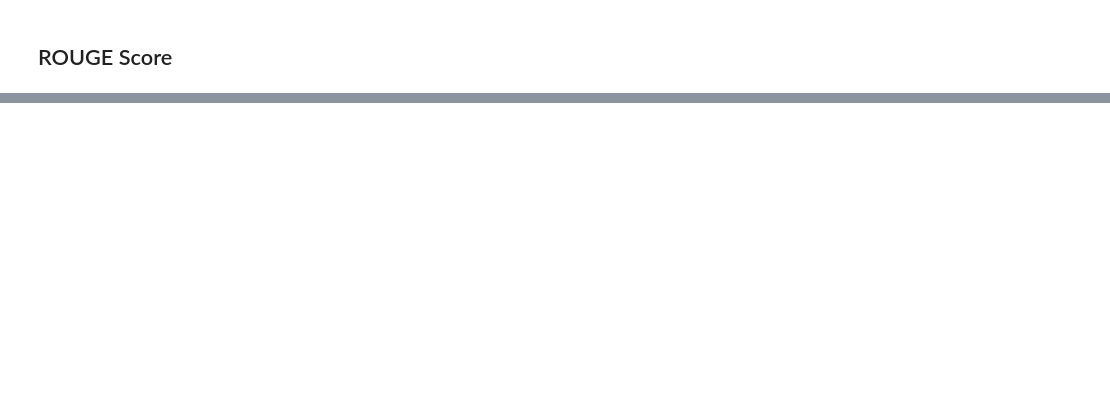
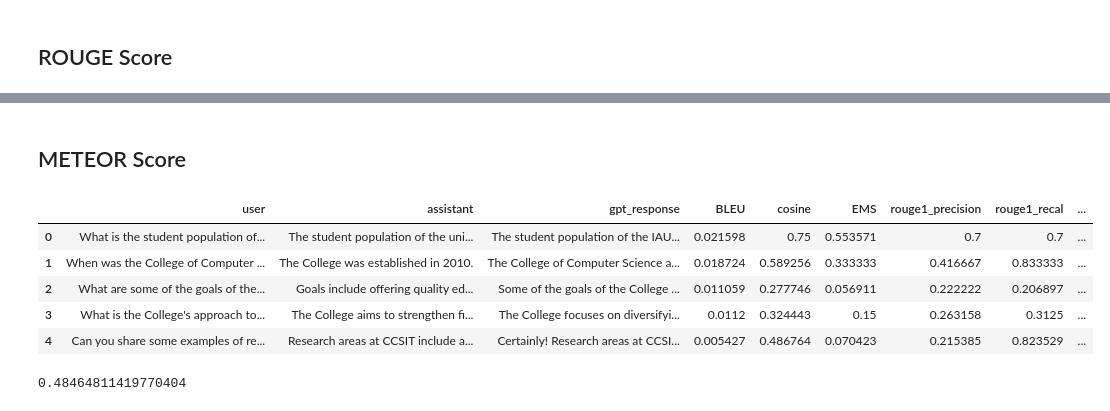
Before and after one commit to maimonahST/CCSIT_Infobot, a Jupyter notebook: code.ipynb, the cells around one changed output, grey strips where cells are left out. Drawn from its saved outputs; the diff is of its cells as text; code cells hidden in the pictures; blank space fills up the shorter version.

```diff
--- a/code.ipynb
+++ b/code.ipynb
@@ -600,5 +597,6 @@ def calculate_bleu_score(candidate, reference):
 [nltk_data] Downloading package wordnet to /root/nltk_data...
 [nltk_data]   Package wordnet is already up-to-date!
 # %%
+df['BLEU'] = None
 for i in range(len(df)):
   df['BLEU'][i] = calculate_bleu_score(df['gpt_response'][i], df['assistant'][i])
@@ -632,5 +625,6 @@ def cos_similarity(reference, response):
 
   return cosine_sim
 # %%
+df['cosine']=None
 for i in range(len(df)):
   df['cosine'][i] = cos_similarity(df['assistant'][i], df['gpt_response'][i])[0][1]
@@ -683,3 +670,4 @@ Exact Match Score: 0.5
 # %%
+df['EMS']= None
 for i in range(len(df)):
   df['EMS'][i] = exact_match_score(df['assistant'][i], df['gpt_response'][i])
@@ -727,13 +710,13 @@ from rouge_score import rouge_scorer
 
 scorer = rouge_scorer.RougeScorer(['rouge1', 'rougeL'], use_stemmer=True)
 
-df['rouge1_precision'] =0
-df['rouge1_recal'] =0
-df['rouge1_fmeasure'] =0
+df['rouge1_precision'] = None
+df['rouge1_recal'] = None
+df['rouge1_fmeasure'] = None
 
-df['rougeL_precision'] =0
-df['rougeL_recal'] =0
-df['rougeL_fmeasure'] =0
+df['rougeL_precision'] = None
+df['rougeL_recal'] = None
+df['rougeL_fmeasure'] = None
 
 
 for i in range(len(df)):
@@ -775 +741,41 @@ See the caveats in the documentation: https://pandas.pydata.org/pandas-docs/stab
 | 4 | Can you share some examples of re... | Research areas at CCSIT include a... | Certainly! Research areas at CCSI... | 0.005427 | 0.486764 | 0.070423 | 0.215385 | 0.823529 | ... |
+# %% [markdown]
+## METEOR Score
+# %%
+from nltk.tokenize import word_tokenize
+from nltk.translate import meteor_score
+
+# Function to tokenize a sentence
+def tokenize_sentence(sentence):
+    return word_tokenize(sentence.lower())
+
+# Function to calculate METEOR score for a pair of tokenized sentences
+def calculate_meteor_score(reference, candidate):
+    return meteor_score.single_meteor_score(reference, candidate)
+
+df['METEOR']=None
+
+# Iterate through rows and calculate METEOR scores
+for i in range(len(df)):
+    # Tokenize reference and candidate sentences
+    reference_tokens = tokenize_sentence(df['assistant'][i])
+    candidate_tokens = tokenize_sentence(df['gpt_response'][i])
+
+    # Calculate METEOR score and assign to 'METEOR' column
+    df['METEOR'][i] = calculate_meteor_score(reference_tokens, candidate_tokens)
+
+# Display the updated DataFrame
+df.head()
+# %% [output]
+|  | user | assistant | gpt_response | BLEU | cosine | EMS | rouge1_precision | rouge1_recal | ... |
+| 0 | What is the student population of... | The student population of the uni... | The student population of the IAU... | 0.021598 | 0.75 | 0.553571 | 0.7 | 0.7 | ... |
+| 1 | When was the College of Computer ... | The College was established in 2010. | The College of Computer Science a... | 0.018724 | 0.589256 | 0.333333 | 0.416667 | 0.833333 | ... |
+| 2 | What are some of the goals of the... | Goals include offering quality ed... | Some of the goals of the College ... | 0.011059 | 0.277746 | 0.056911 | 0.222222 | 0.206897 | ... |
+| 3 | What is the College's approach to... | The College aims to strengthen fi... | The College focuses on diversifyi... | 0.0112 | 0.324443 | 0.15 | 0.263158 | 0.3125 | ... |
+| 4 | Can you share some examples of re... | Research areas at CCSIT include a... | Certainly! Research areas at CCSI... | 0.005427 | 0.486764 | 0.070423 | 0.215385 | 0.823529 | ... |
+# %%
+#average of METEOR results
+avg_METEOR = df['METEOR'].mean()
+avg_METEOR
+# %% [output]
+0.48464811419770404
```
Also changed, not shown: parts of 23 cells of this notebook.
